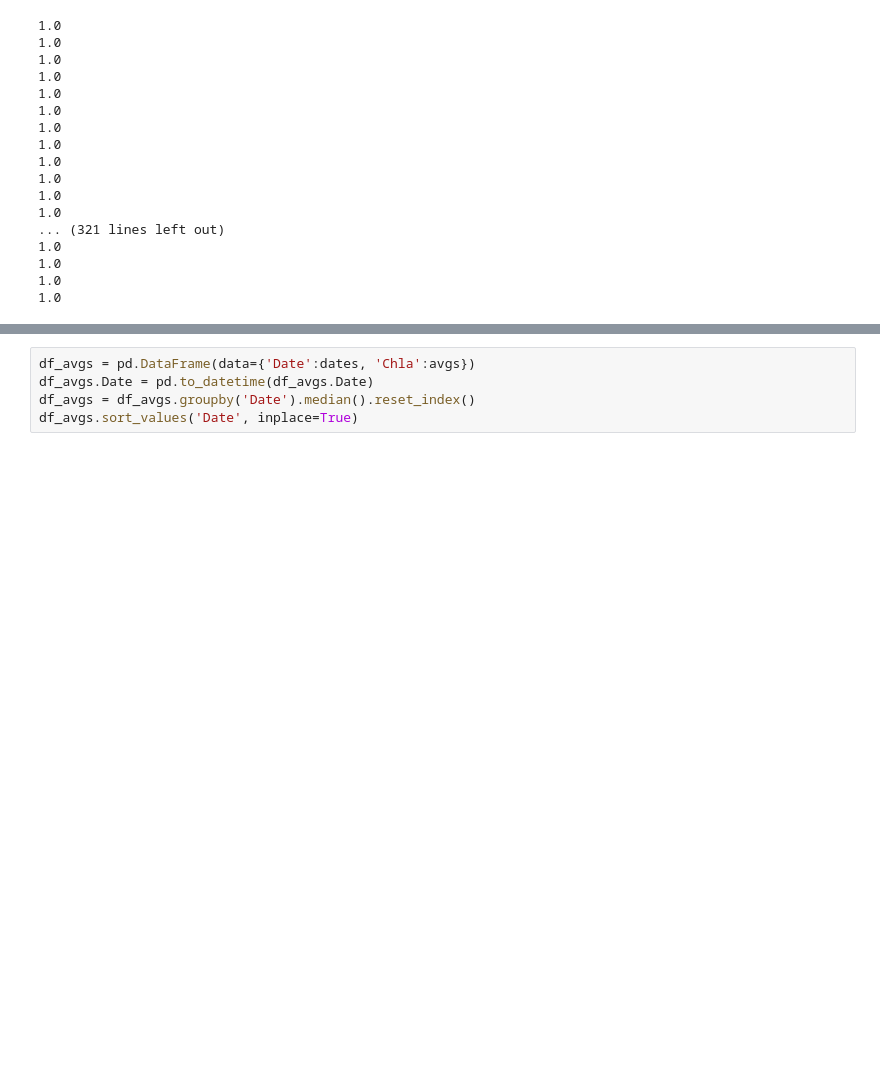
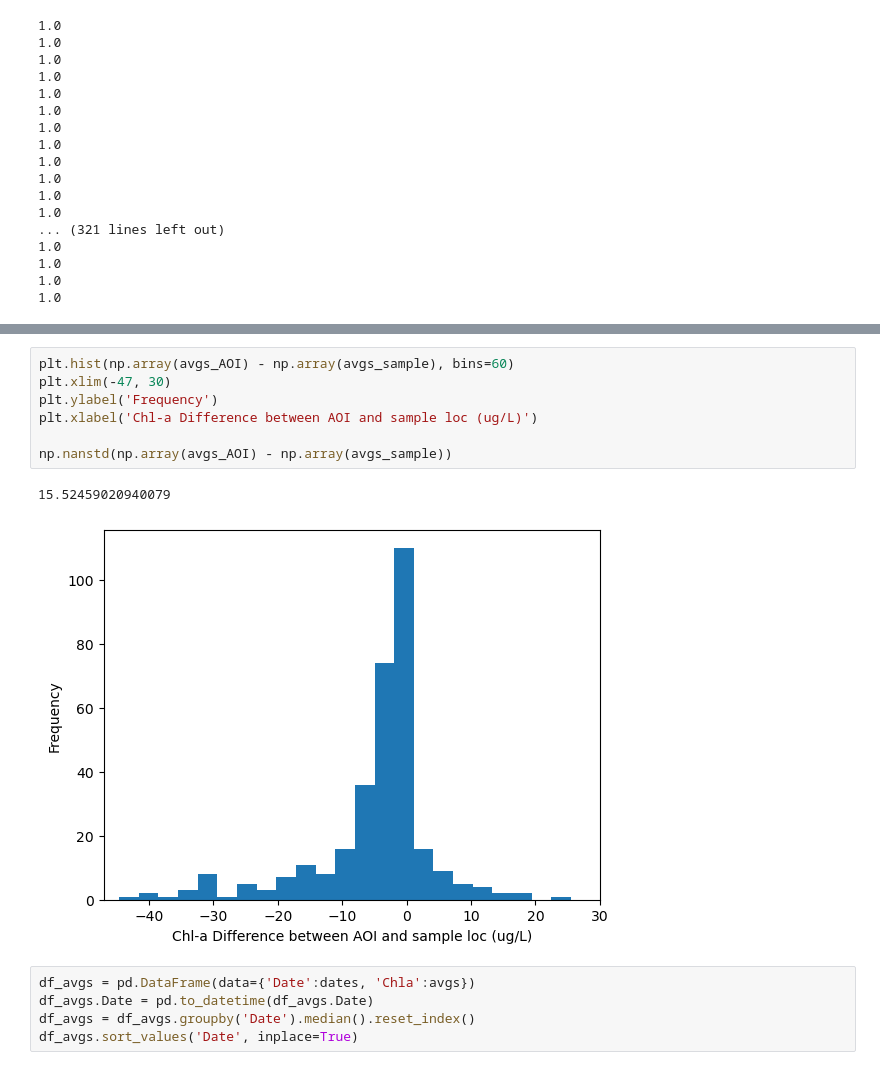
Before and after one commit to scmc72/DALEC_processing, a Jupyter notebook: S2_SD_maps_nice.ipynb, the cells around one changed output, grey strips where cells are left out. Drawn from its saved outputs; the diff is of its cells as text; blank space fills up the shorter version.

```diff
--- a/S2_SD_maps_nice.ipynb
+++ b/S2_SD_maps_nice.ipynb
@@ -1704,3 +2234,13 @@ for i, file in enumerate(glob.glob("map_stuff/rasters/planet/*L2R.tif")):
+# %%
+plt.hist(np.array(avgs_AOI) - np.array(avgs_sample), bins=60)
+plt.xlim(-47, 30)
+plt.ylabel('Frequency')
+plt.xlabel('Chl-a Difference between AOI and sample loc (ug/L)')
+
+np.nanstd(np.array(avgs_AOI) - np.array(avgs_sample))
+# %% [output]
+15.52459020940079
+[figure, added]
 # %%
 df_avgs = pd.DataFrame(data={'Date':dates, 'Chla':avgs})
 df_avgs.Date = pd.to_datetime(df_avgs.Date)
```
Also changed, not shown: parts of 13 cells of this notebook, 6 other files.
